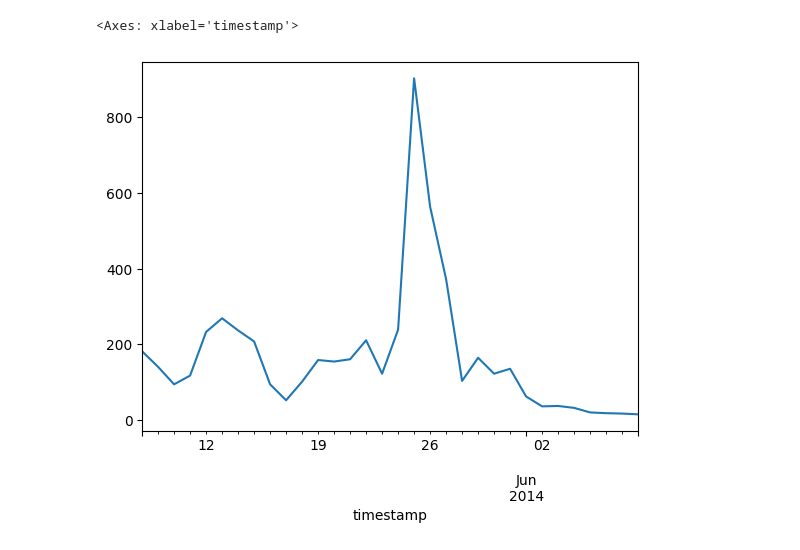
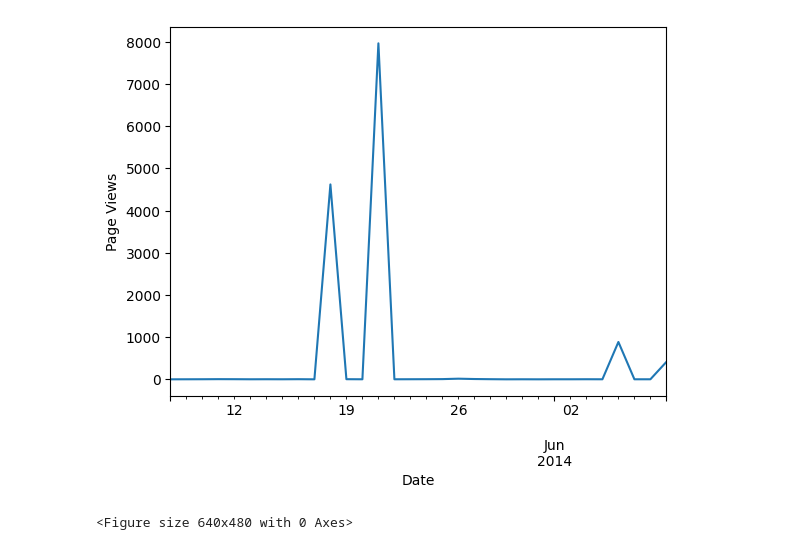
Before and after one commit to jstet/somda_project, a Jupyter notebook: analysis.ipynb, the cells around one changed output. Drawn from its saved outputs; the diff is of its cells as text; code cells hidden in the pictures.

```diff
--- a/analysis.ipynb
+++ b/analysis.ipynb
@@ -78,7 +78,19 @@ timestamp
-# %%
-# visualize outlier
-
-pivot_df_abs["Danish"][pivot_df_abs.index.year == 2014].plot()
-# %% [output]
-<Axes: xlabel='timestamp'>
-[figure, removed]
+# %%
+# visualize outlier
+
+import matplotlib.pyplot as plt
+
+# Plot the data
+pivot_df_abs["French"][pivot_df_abs.index.year == 2014].plot()
+
+# Add labels
+plt.xlabel("Date")
+plt.ylabel("Page Views")
+
+# Show the plot
+plt.show()
+# add label
+plt.savefig('./report/fig/lineplot_hu.png')
+# %% [output]
+[figure, added]
+<Figure size 640x480 with 0 Axes>
```
Also changed, not shown: parts of 18 cells of this notebook, 17 other files.
